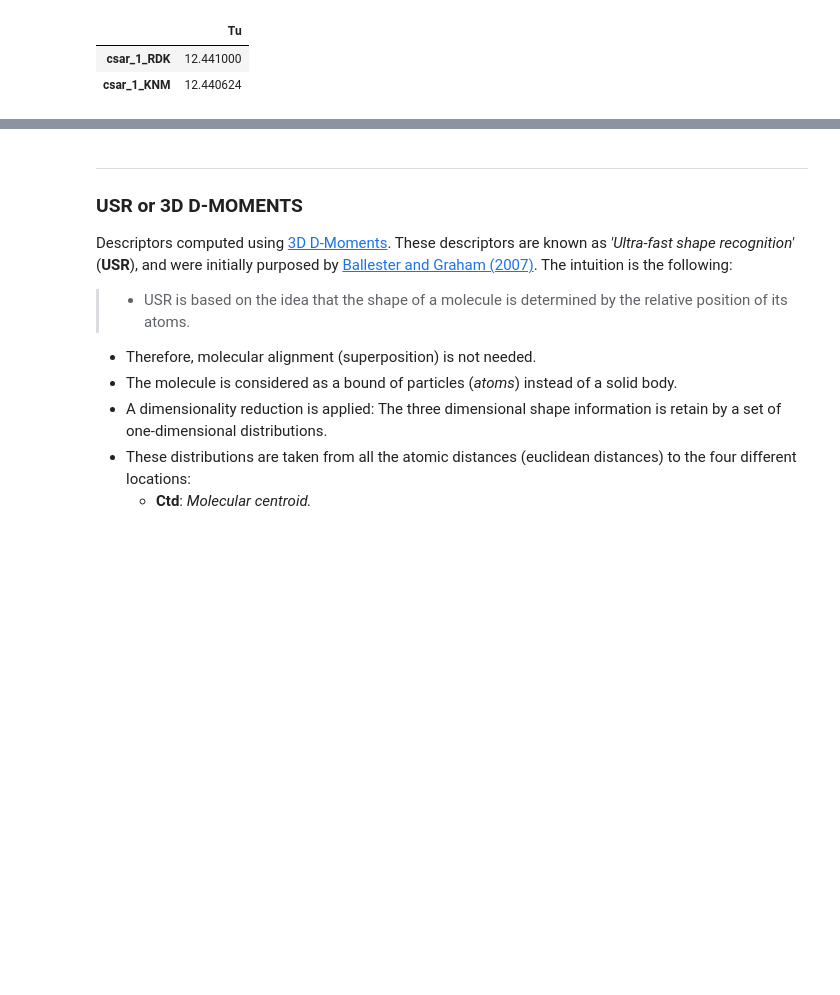
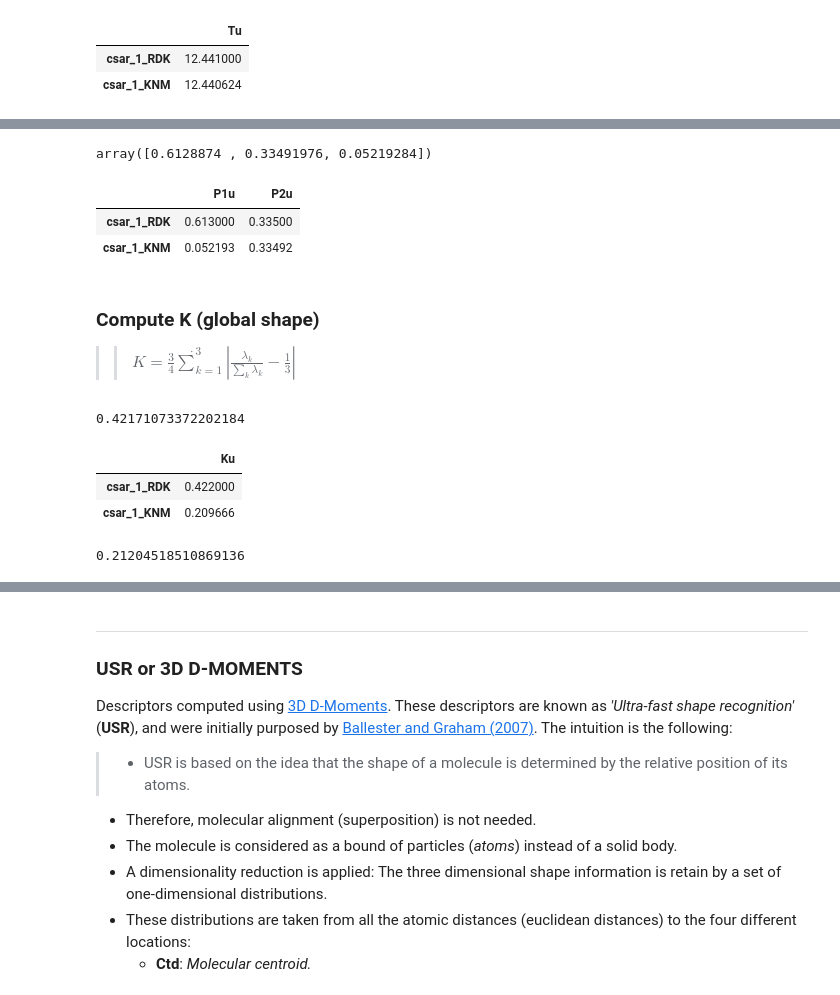
Before and after one commit to jRicciL/ERK2_notebooks, a Jupyter notebook: X_Reviewing_Fourches_work/KNIME_vs_RDKit_descriptors.ipynb, the cells around one changed output, grey strips where cells are left out. Saved outputs shown, nothing was run; the diff lists cells and outputs as text; code cells hidden in the pictures; blank space fills up the shorter version.

```diff
--- a/X_Reviewing_Fourches_work/KNIME_vs_RDKit_descriptors.ipynb
+++ b/X_Reviewing_Fourches_work/KNIME_vs_RDKit_descriptors.ipynb
@@ -258,0 +305,15 @@ df_whim[['Tu']]
+# %%
+calc_Pu(mol)
+# %% [output]
+array([0.6128874 , 0.33491976, 0.05219284])
+# %%
+df_whim[['P1u', 'P2u']]
+# The values are NOT the same, RDKit reports only P for the first and second eigenvecors,
+# but KNIME seems to repor P for the second and third eigenvalues
+# %% [output]
+|  | P1u | P2u |
+| csar_1_RDK | 0.613000 | 0.33500 |
+| csar_1_KNM | 0.052193 | 0.33492 |
+# %% [markdown]
+### Compute K (global shape)
+>> $K = \frac{3}{4} \dot \sum^3_{k=1} | \frac{\lambda_k}{\sum_k \lambda_k} - \frac{1}{3}|$
@@ -258,0 +326,17 @@ df_whim[['Tu']]
+# %%
+calc_Ku(mol)
+# %% [output]
+0.42171073372202184
+# %%
+df_whim[['Ku']]
+# KNIME differs from the result
+# %% [output]
+|  | Ku |
+| csar_1_RDK | 0.422000 |
+| csar_1_KNM | 0.209666 |
+# %%
+# Problably it is because the KNIME implementation ommits P1u
+P1u, P2u, P3u = calc_Pu(mol)
+(3/4) * np.sum([np.abs(k - 1/3) for k in [P2u, P3u]])
+# %% [output]
+0.21204518510869136
```
Also changed, not shown: parts of 21 cells of this notebook.
